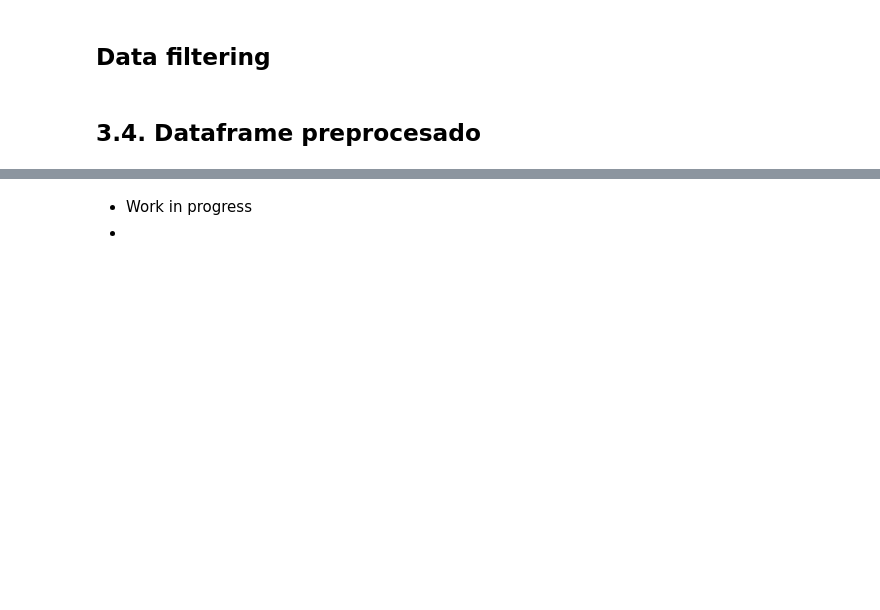
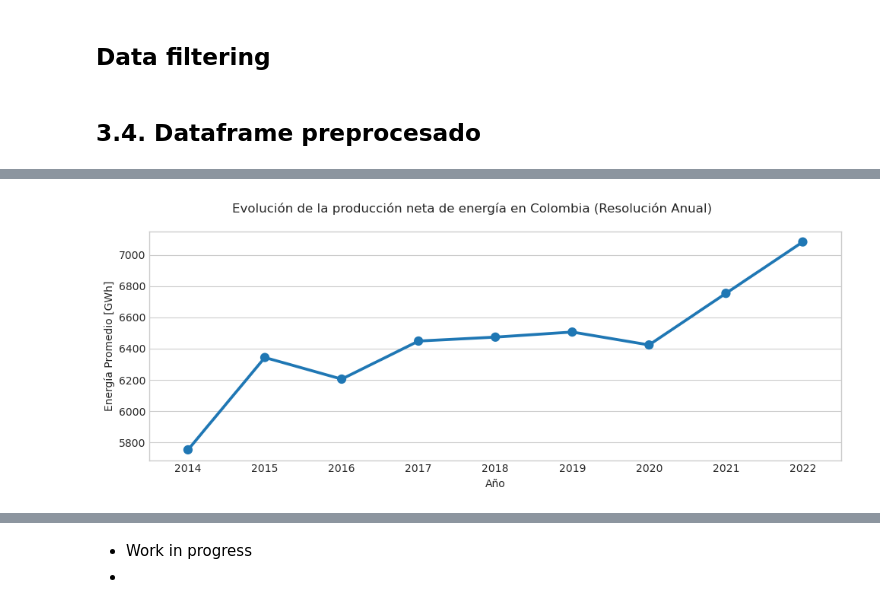
Before and after one commit to JoePortilla/EnergyProductionCol-EDA, a Jupyter notebook: EnergyProductionCol-EDA.ipynb, the cells around one changed output, grey strips where cells are left out. Drawn from its saved outputs; the diff is of its cells as text; code cells hidden in the pictures; blank space fills up the shorter version.

```diff
--- a/EnergyProductionCol-EDA.ipynb
+++ b/EnergyProductionCol-EDA.ipynb
@@ -235,0 +264,14 @@ memory usage: 159.2+ KB
+# %%
+filt = (df['product'] == 'Net electricity production')
+df_net = df.loc[filt]
+# %%
+fig, ax = plt.subplots(figsize=(10, 4))
+fig.suptitle('Evolución de la producción neta de energía en Colombia (Resolución Anual)')
+
+sns.pointplot(data=df_net, x='year', y='value', ax=ax, estimator='mean', errorbar=None)
+ax.set_xlabel('Año')
+ax.set_ylabel('Energía Promedio [GWh]')
+
+plt.tight_layout()
+# %% [output]
+[figure, added]
```
Also changed, not shown: parts of 42 cells of this notebook.
